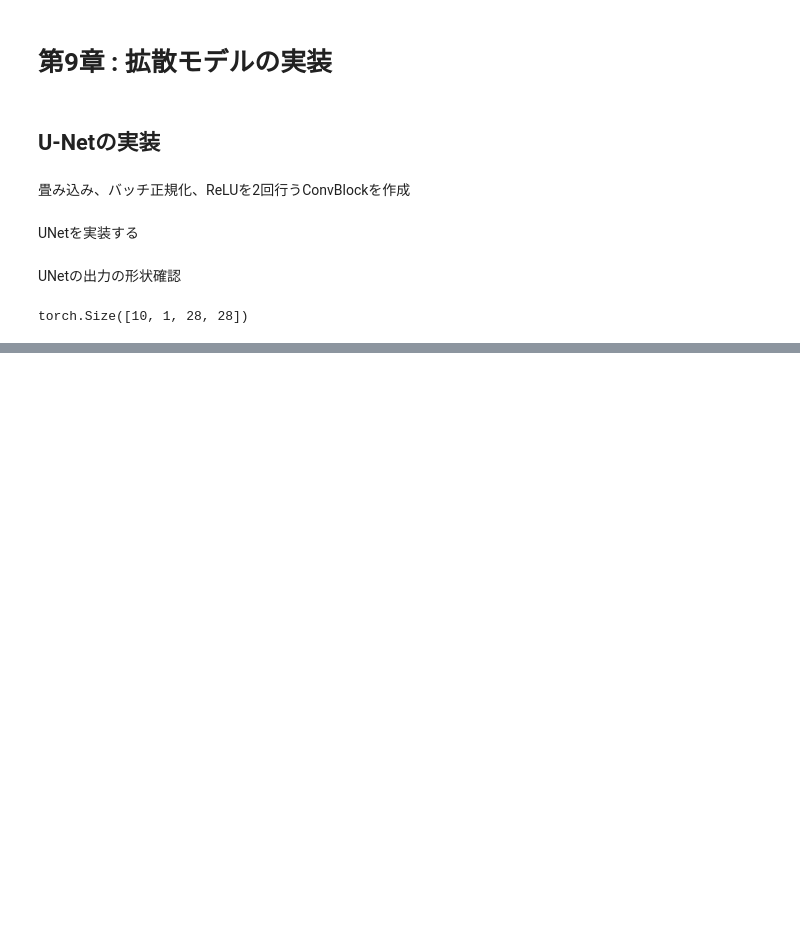
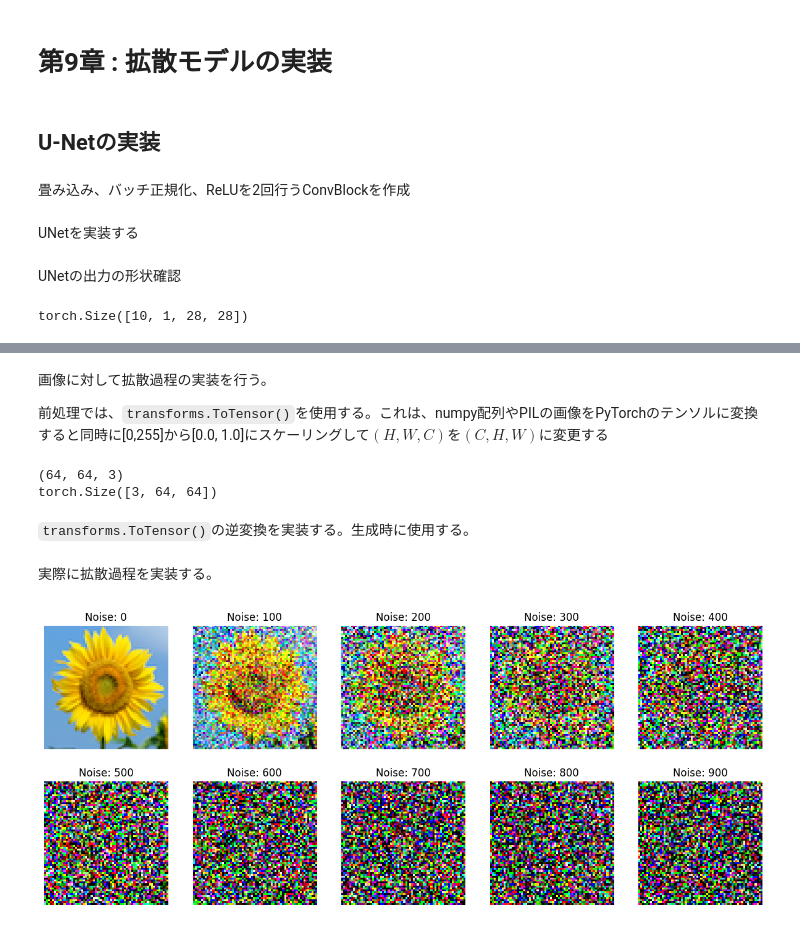
Before and after one commit to msdsm/oreilly-deeplearning-5, a Jupyter notebook: 09/09.ipynb, the cells around one changed output, grey strips where cells are left out. Cells and saved outputs as stored; diff of their text form; code cells hidden in the pictures; blank space fills up the shorter version.

```diff
--- a/09/09.ipynb
+++ b/09/09.ipynb
@@ -62,0 +169,72 @@ torch.Size([10, 1, 28, 28])
+# %%
+import torch
+
+x = torch.randn(3 ,64, 64) # ダミーデータ生成
+T = 1000
+betas = torch.linspace(0.0001, 0.02, T) # 線形ノイズスケジューリング
+
+for t in range(T):
+    beta = betas[t]
+    eps = torch.randn_like(x) # xと同じ形状のガウスノイズを生成
+    x = torch.sqrt(1 - beta) * x + torch.sqrt(beta) * eps
+# %% [markdown]
+画像に対して拡散過程の実装を行う。
+
+前処理では、`transforms.ToTensor()`を使用する。これは、numpy配列やPILの画像をPyTorchのテンソルに変換すると同時に[0,255]から[0.0, 1.0]にスケーリングして$(H, W, C)$を$(C, H, W)$に変更する
+# %%
+import os
+import torch
+import torchvision.transforms as transforms
+import numpy as np
+import matplotlib.pyplot as plt
+
+# 画像の読み込み
+file_path = 'flower.png'
+image = plt.imread(file_path)
+print(image.shape) # 64, 64, 3
+
+# 画像の前処理を定義
+preprocess = transforms.ToTensor()
+x = preprocess(image)
+print(x.shape)
+# %% [output]
+(64, 64, 3)
+torch.Size([3, 64, 64])
+# %% [markdown]
+`transforms.ToTensor()`の逆変換を実装する。生成時に使用する。
+# %%
+def reverse_to_img(x):
+    x = x * 255
+    x = x.clamp(0, 255)
+    x = x.to(torch.uint8)
+    to_pil = transforms.ToPILImage()
+    return to_pil(x)
+# %% [markdown]
+実際に拡散過程を実装する。
+# %%
+T = 1000
+beta_start = 0.0001
+beta_end = 0.02
+betas = torch.linspace(beta_start, beta_end, T)
+imgs = []
+
+for t in range(T):
+    if t % 100 == 0:
+        img = reverse_to_img(x)
+        imgs.append(img)
+
+    beta = betas[t]
+    eps = torch.randn_like(x)
+    x = torch.sqrt(1 - beta) * x + torch.sqrt(beta) * eps
+
+# 10個の画像を2行5列で表示
+plt.figure(figsize=(15,6))
+for i, img in enumerate(imgs[:10]):
+    plt.subplot(2, 5, i + 1)
+    plt.imshow(img)
+    plt.title(f'Noise: {i * 100}')
+    plt.axis('off')
+
+plt.show()
+# %% [output]
+[figure, added]
```
Also changed, not shown: parts of 21 cells of this notebook, 1 other file.
